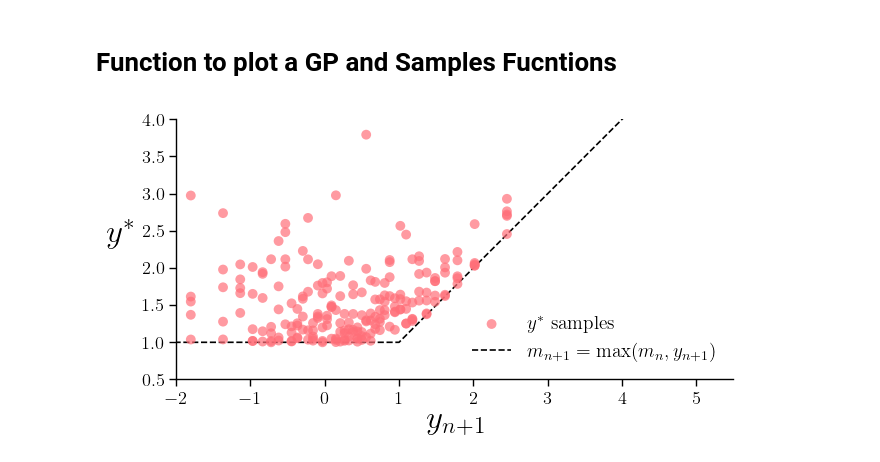
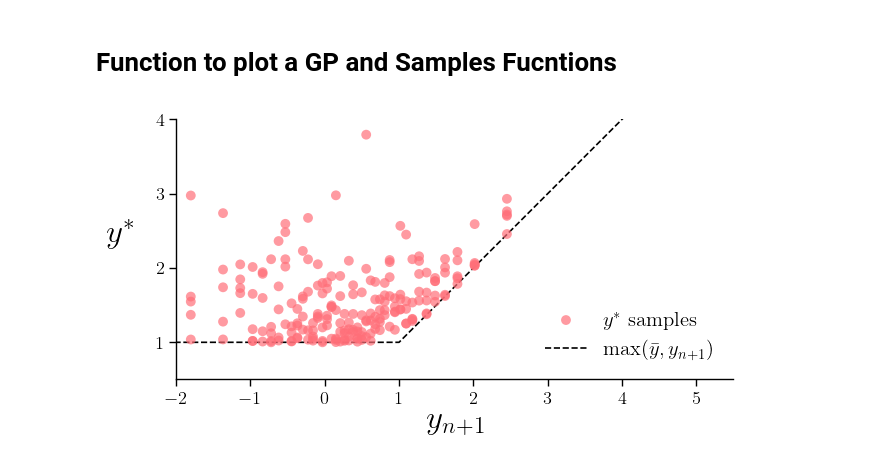
Before and after one commit to graphcore-research/mes, a Jupyter notebook: paper_plots/lhg_yn1_vs_ymax.ipynb, the cells around one changed output. Drawn from its saved outputs; the diff is of its cells as text; code cells hidden in the pictures.

```diff
--- a/paper_plots/lhg_yn1_vs_ymax.ipynb
+++ b/paper_plots/lhg_yn1_vs_ymax.ipynb
@@ -40,7 +40,7 @@ n_yn1 = 41
 n_ymax = 1000
 
 # make a grid of x-values
-x_grid = np.linspace(0, 100, 101).reshape(-1, 1)
+x_grid = np.linspace(0, 100, 1001).reshape(-1, 1)
 n_x = x_grid.shape[0]
 
 # make a train set of x-values and y-values
@@ -91,33 +91,36 @@ for i in range(n_yn1):
     )
     y_max_label = None
 
 ax.plot(
     [-100, y_best, 100],
     [y_best, y_best, 100],
     linestyle="--",
     color="k",
     zorder=-1,
     # alpha=0.5,
     # label=r"$\displaystyle \max_{1 \le i \le n+1} y_i$",
     # label=r"$\max(y_1, \dots, y_{n+1})$",
     # label=r"$\max(\{y\}_1^{n+1})$",
     # label="max(y_bar, y_n1)",
-    label=r"$m_{n+1} = \max(m_n, y_{n+1})$",
+    label=r"$\max(\bar{y}, y_{n+1})$",
+    # label=r"$m_{n+1} = \max(m_n, y_{n+1})$",
 )
 ax.set_xlim(-2, 5.5)
 ax.set_ylim(y_best - 0.5, 4)
 ax.set_aspect("equal")
 ax.set_xlabel(r"$y_{n+1}$", fontsize=24)
 ax.set_ylabel(r"$y^*$", rotation=0, fontsize=24)
 
-ax.legend(loc="lower right", frameon=False, fontsize=14)
+ax.legend(loc="lower right", frameon=False, fontsize=15)
 
 ax.xaxis.set_label_coords(0.5, -0.1)
 ax.yaxis.set_label_coords(-0.1, 0.5)
+
+ax.set_yticks([1, 2, 3, 4])
 
 sns.despine(ax=ax)
 
 plt.tight_layout()
 plt.savefig(SAVE_DIR / "lhg_yn1_vs_ymax.pdf", bbox_inches="tight")
 # %% [output]
-[figure, old version]
+[figure, new version]
```
Also changed, not shown: 3 other files.
